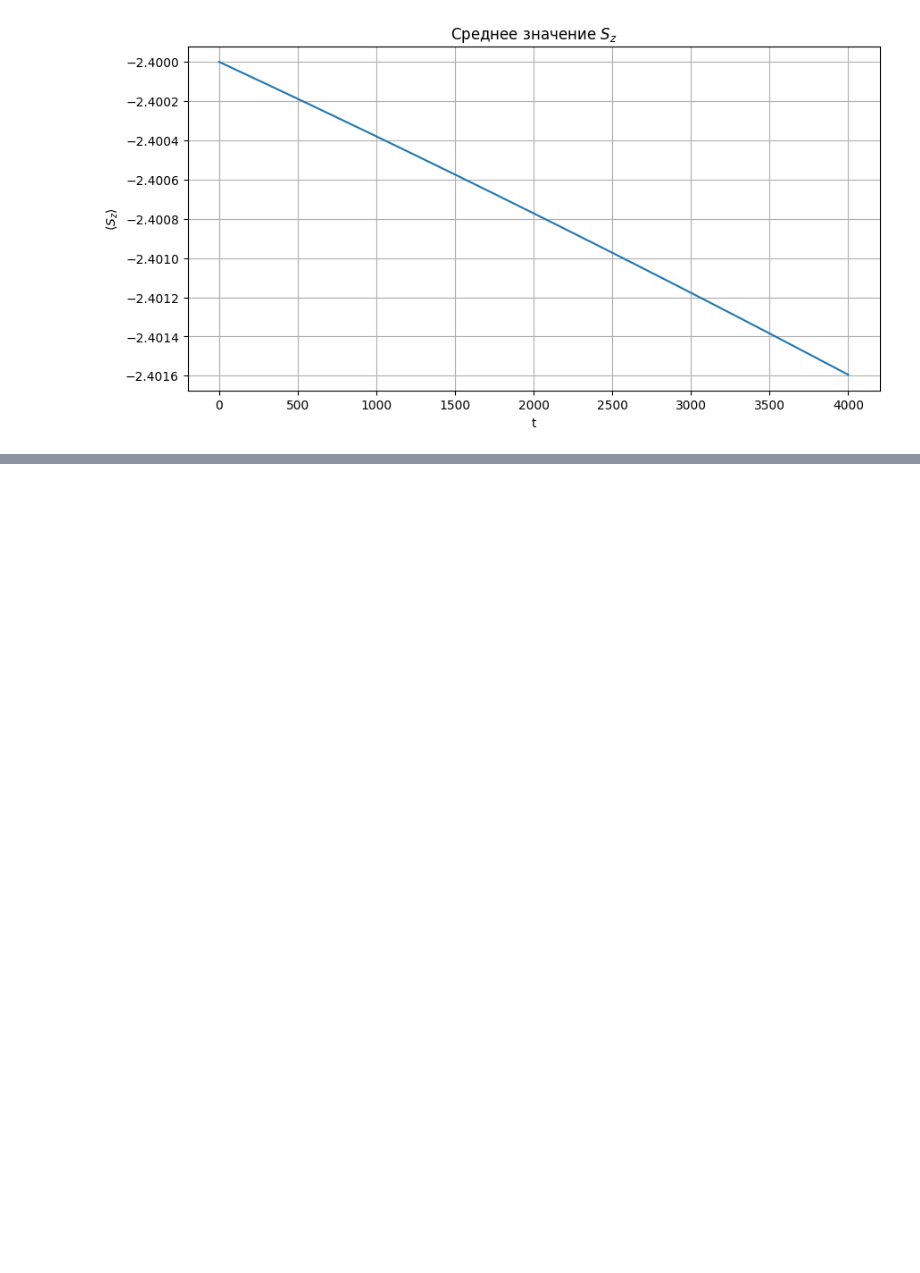
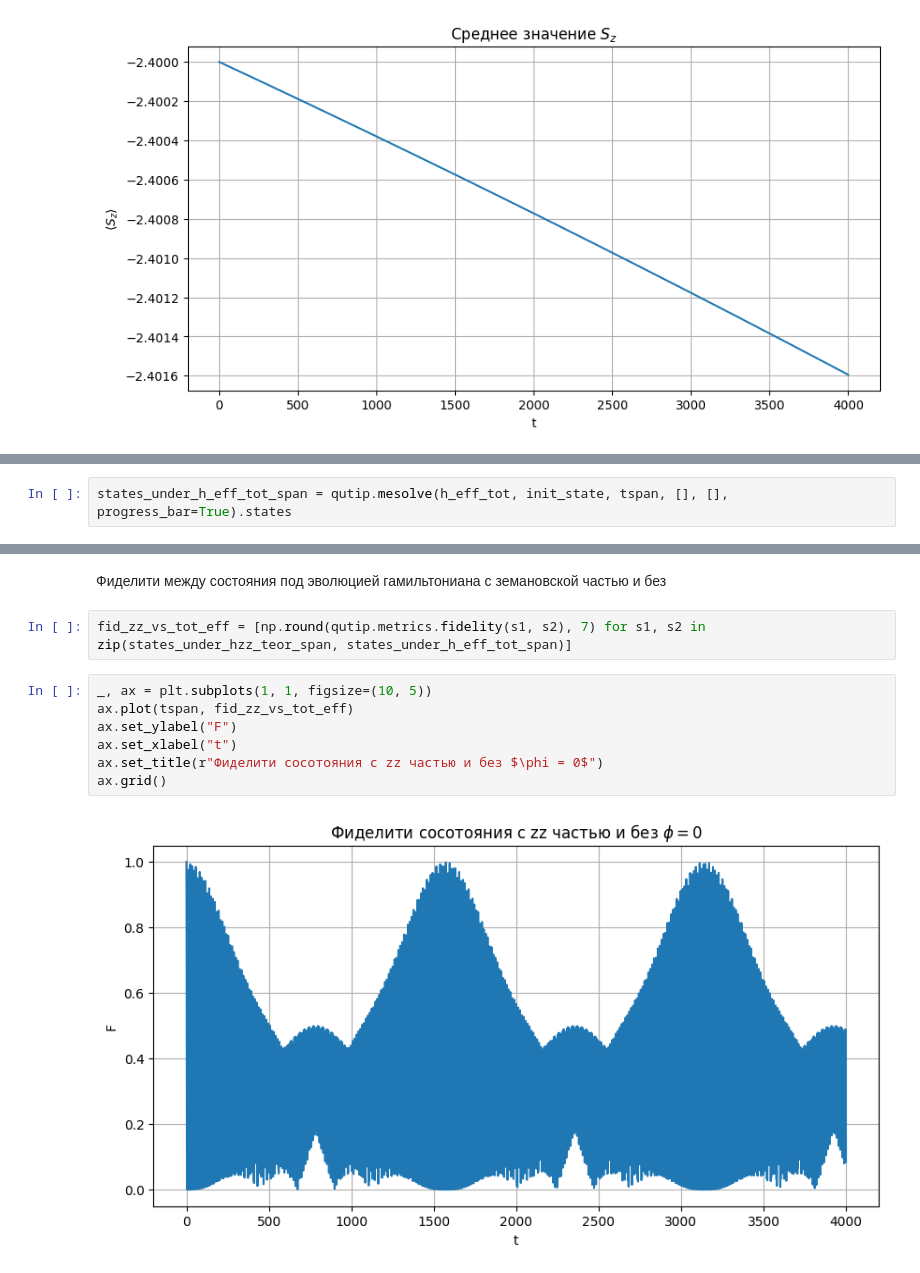
Before and after one commit to kephircheek/research-emqwuqoc, a Jupyter notebook: notebooks/Alexey2013.ipynb, the cells around one changed output, grey strips where cells are left out. Saved outputs shown, nothing was run; the diff lists cells and outputs as text; blank space fills up the shorter version.

```diff
--- a/notebooks/Alexey2013.ipynb
+++ b/notebooks/Alexey2013.ipynb
@@ -141,0 +215,2 @@ plt.grid()
+# %%
+states_under_h_eff_tot_span = qutip.mesolve(h_eff_tot, init_state, tspan, [], [], progress_bar=True).states
@@ -141,0 +228,13 @@ plt.grid()
+# %% [markdown]
+Фиделити между состояния под эволюцией гамильтониана с земановской частью и без
+# %%
+fid_zz_vs_tot_eff = [np.round(qutip.metrics.fidelity(s1, s2), 7) for s1, s2 in zip(states_under_hzz_teor_span, states_under_h_eff_tot_span)]
+# %%
+_, ax = plt.subplots(1, 1, figsize=(10, 5))
+ax.plot(tspan, fid_zz_vs_tot_eff)
+ax.set_ylabel("F")
+ax.set_xlabel("t")
+ax.set_title(r"Фиделити сосотояния с zz частью и без $\phi = 0$")
+ax.grid()
+# %% [output]
+[figure, added]
```
Also changed, not shown: parts of 20 cells of this notebook, 1 other file.
